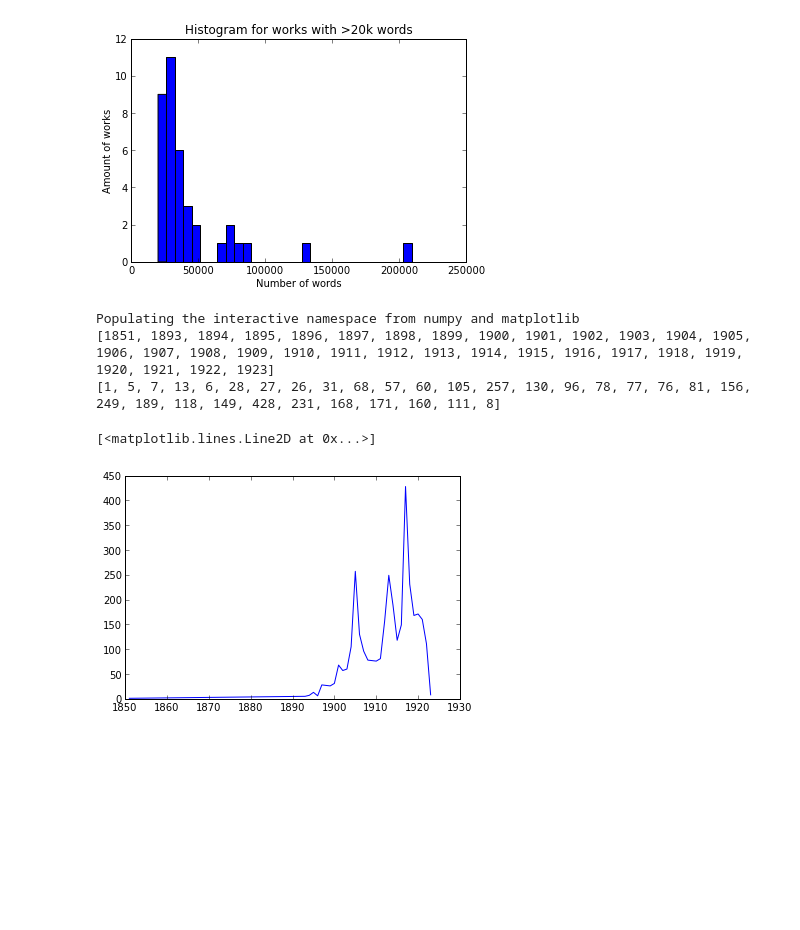
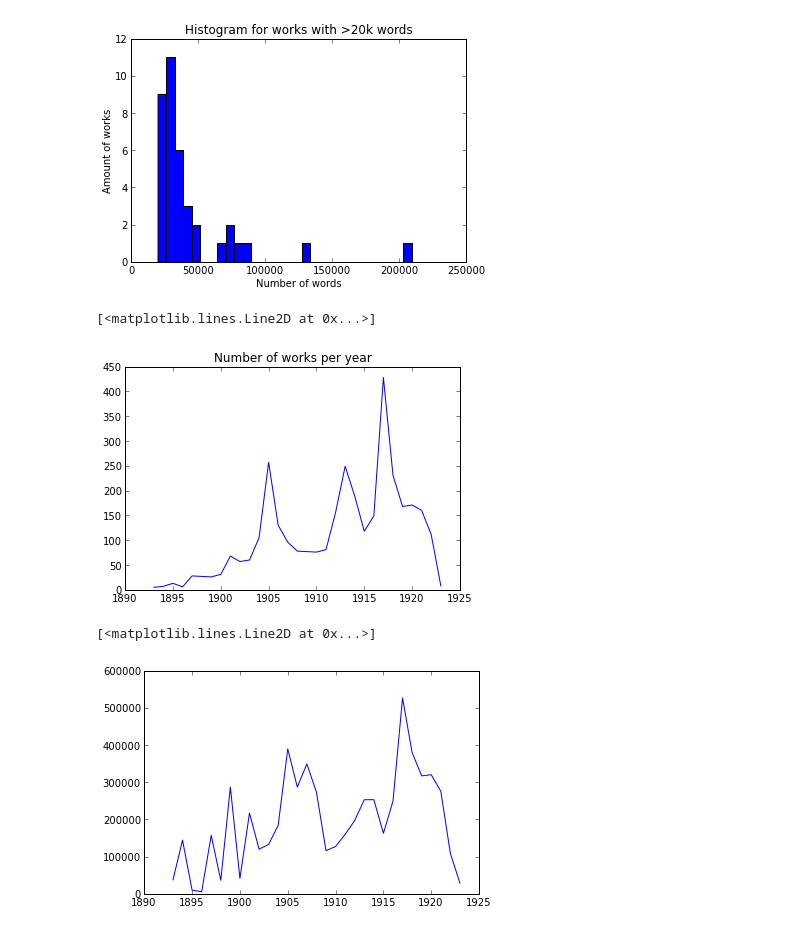
Before and after one commit to finiteautomata/leninanalysis, a Jupyter notebook: documents_plot.ipynb, the cells around one changed output. Cells and saved outputs as stored; diff of their text form; code cells hidden in the pictures; blank space fills up the shorter version.

Commit message:
Add year to total tokens plot.

```diff
--- a/documents_plot.ipynb
+++ b/documents_plot.ipynb
@@ -29,23 +29,31 @@ plot_length_histogram(docs,
 # %% [output]
 [figure]
 # %%
-%pylab inline
 import operator
+
 
 
 data = db.document.aggregate([
         { "$group" : { "_id": "$year", "number_of_works": {"$sum": 1 } }}
 ])['result']
 data = sorted(data, key=lambda x: int(x["_id"]))
 years = map(lambda x: int(x["_id"]), data)
 number_of_works = map(operator.itemgetter("number_of_works"), data)
-print years
-print number_of_works
 
+plt.title("Number of works per year")
 plt.plot(years, number_of_works)
 # %% [output]
-Populating the interactive namespace from numpy and matplotlib
-[1851, 1893, 1894, 1895, 1896, 1897, 1898, 1899, 1900, 1901, 1902, 1903, 1904, 1905, 1906, 1907, 1908, 1909, 1910, 1911, 1912, 1913, 1914, 1915, 1916, 1917, 1918, 1919, 1920, 1921, 1922, 1923]
-[1, 5, 7, 13, 6, 28, 27, 26, 31, 68, 57, 60, 105, 257, 130, 96, 78, 77, 76, 81, 156, 249, 189, 118, 149, 428, 231, 168, 171, 160, 111, 8]
+[<matplotlib.lines.Line2D at 0x...>]
-[<matplotlib.lines.Line2D at 0x...>]
-[figure, old version]
+[figure, new version]
+# %%
+data = db.document.aggregate([
+        { "$group" : { "_id": "$year", "number_of_tokens": {"$sum": "$number_of_words" } }}
+])['result']
+data = sorted(data, key=operator.itemgetter("_id"))
+
+years = map(operator.itemgetter("_id"), data)
+total_tokens = map(operator.itemgetter("number_of_tokens"), data)
+plt.plot(years, total_tokens)
+# %% [output]
+[<matplotlib.lines.Line2D at 0x...>]
+[figure, added]
```
